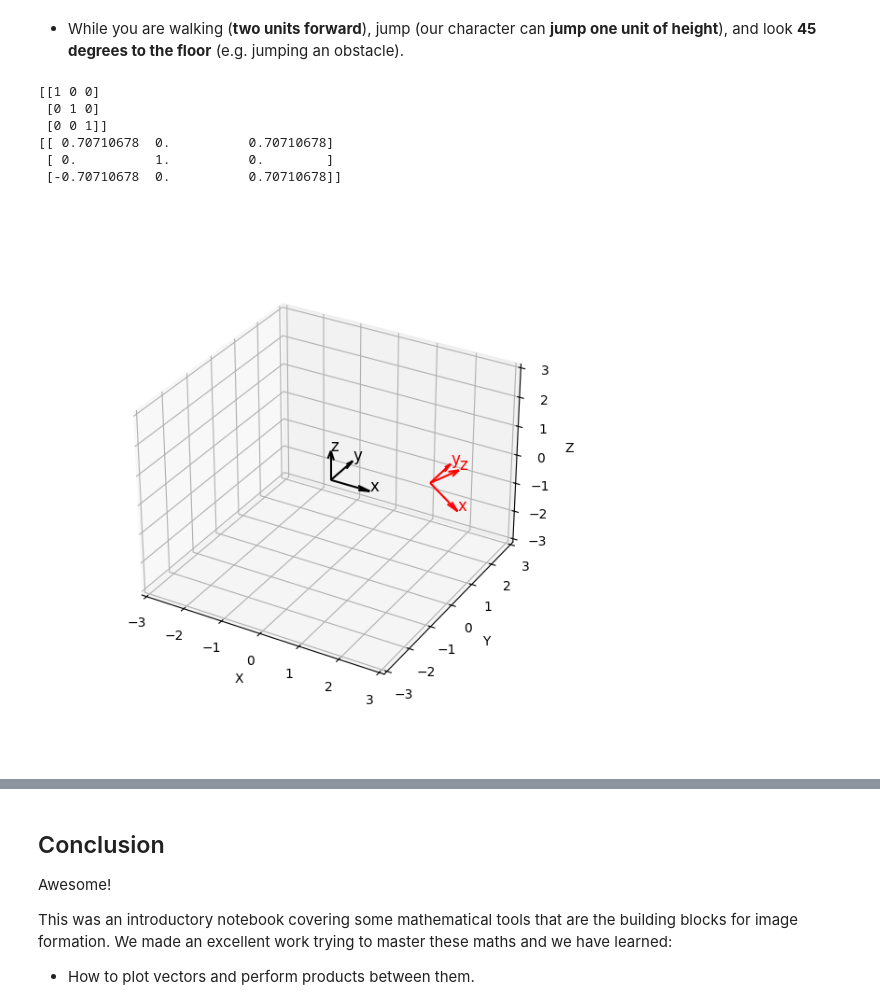
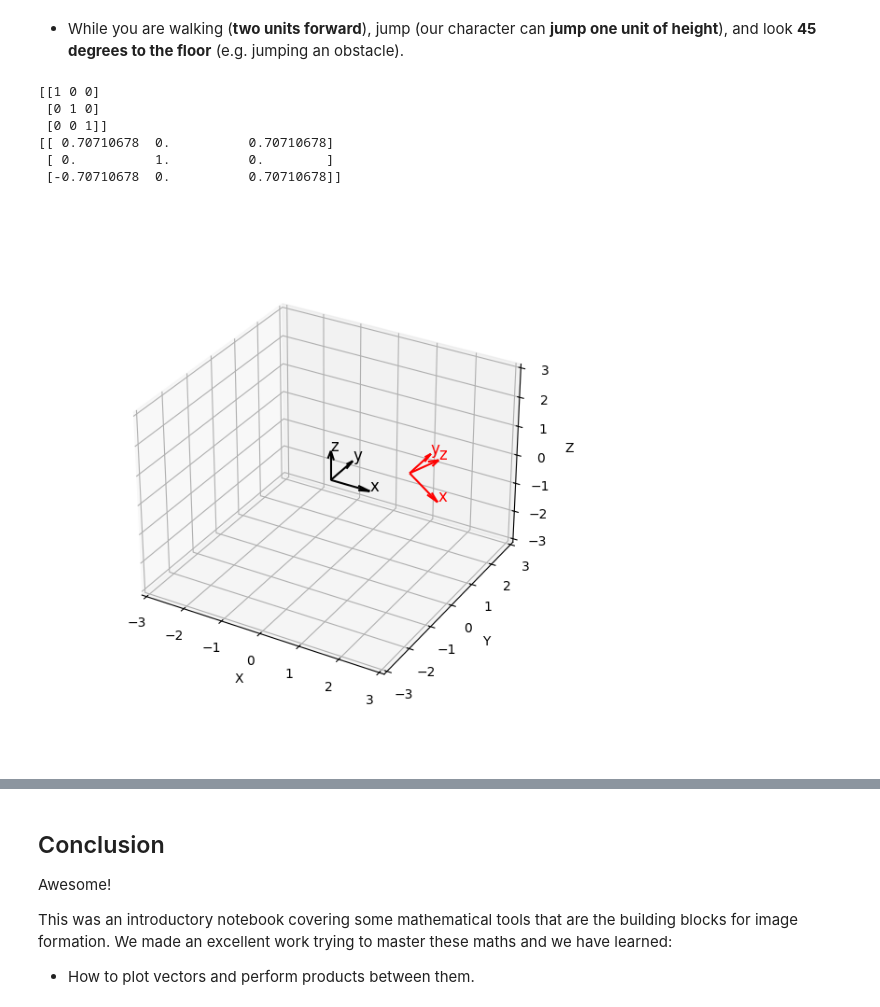
Before and after one commit to adriantd3/ComputerVision_UMA, a Jupyter notebook: Chapter 08. Image Formation/8.1 Mathematical tools. Euclidean transformations in 3D.ipynb, the cells around one changed output, grey strips where cells are left out. Drawn from its saved outputs; the diff is of its cells as text; code cells hidden in the pictures.

```diff
--- a/Chapter 08. Image Formation/8.1 Mathematical tools. Euclidean transformations in 3D.ipynb
+++ b/Chapter 08. Image Formation/8.1 Mathematical tools. Euclidean transformations in 3D.ipynb
@@ -925,25 +925,25 @@ apply_rotation_translation(v,origin,-90,0,0,translation,["x","y","z"],[-3,3,-3,3
 # %%
 # Write your code here!
 
 # Vector coordinates
 v = np.array([[1,0,0],[0,1,0],[0,0,1]])
 
 # Origin coordinates
 origin = np.array([[0,0,0],[0,0,0],[0,0,0]])
 
 # Traslation vector
-translation = np.array([[2],[1],[0]])
+translation = np.array([[2],[0],[1]])
 
 # Apply transformation
 apply_rotation_translation(v,origin,0,45,0,translation,["x","y","z"],[-3,3,-3,3,-3,3])
 # %% [output]
 [[1 0 0]
  [0 1 0]
  [0 0 1]]
 [[ 0.70710678  0.          0.70710678]
  [ 0.          1.          0.        ]
  [-0.70710678  0.          0.70710678]]
-[figure, old version]
+[figure, new version]
 # %% [markdown]
 <font color='blue'>**Expected output:**  </font>
 
```
Also changed, not shown: 8 other files.
